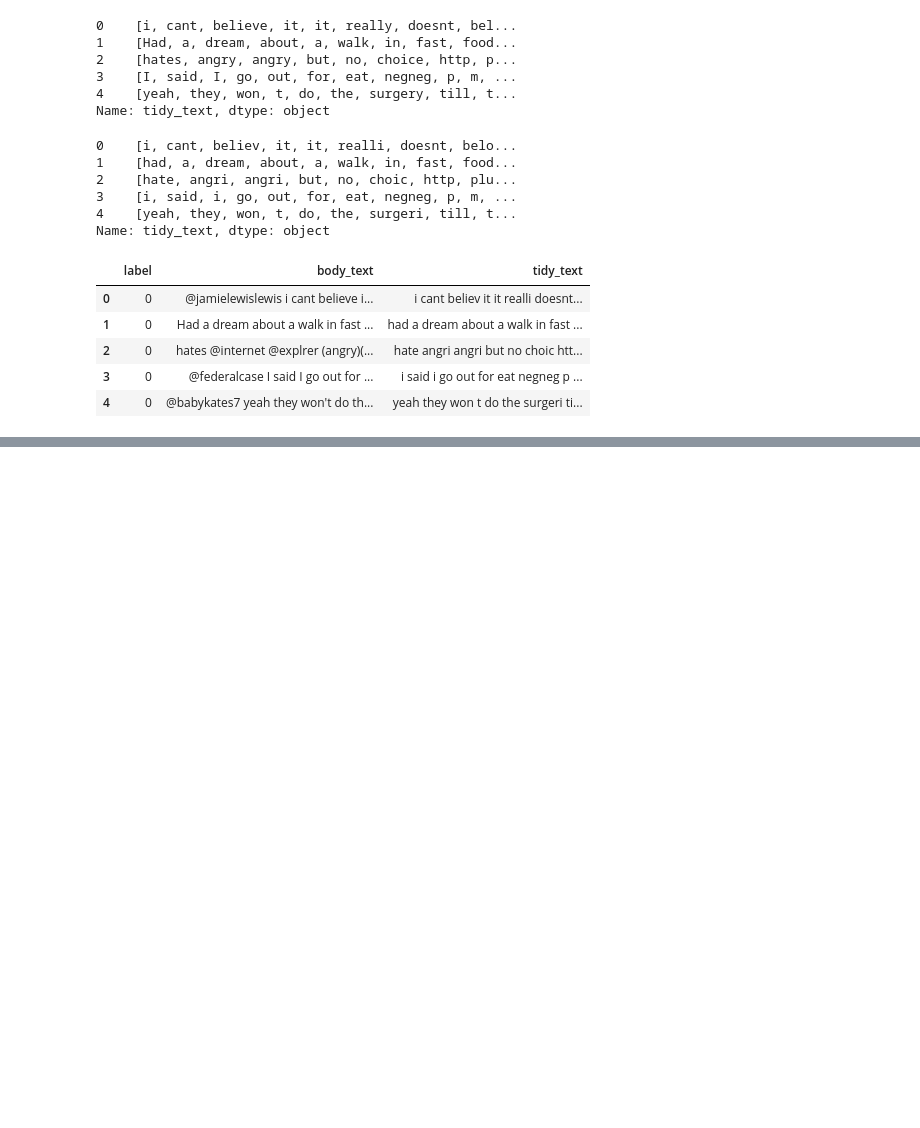
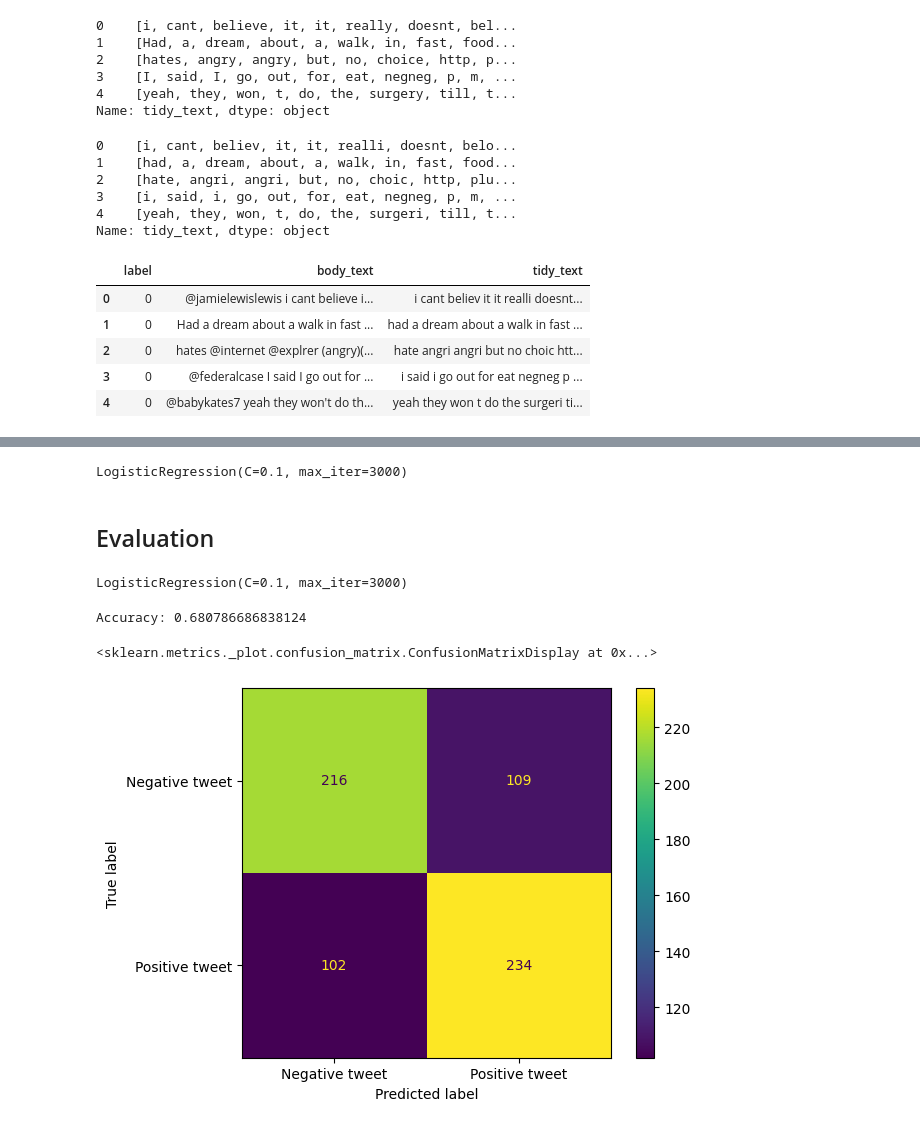
Before and after one commit to crisvarai/sentiment_analysis_deployment, a Jupyter notebook: Sentiment_Analysis_Implentation.ipynb, the cells around one changed output, grey strips where cells are left out. Saved outputs shown, nothing was run; the diff lists cells and outputs as text; code cells hidden in the pictures; blank space fills up the shorter version.

Commit message:
feature engineering, training, testing(cross-validation), fine-tuning, metrics

```diff
--- a/Sentiment_Analysis_Implentation.ipynb
+++ b/Sentiment_Analysis_Implentation.ipynb
@@ -138,0 +228,5 @@ data.head()
+# %%
+# C -> inverse reguralization strength
+param_grid = {'C': [0.001, 0.01, 0.1, 1, 10, 100]}
+grid = GridSearchCV(LogisticRegression(max_iter=3000), param_grid, cv=10)
+grid.fit(X_count_feat, data['label'])
@@ -138,0 +268,27 @@ data.head()
+# %%
+X_train, X_test, y_train, y_test = train_test_split(X_count_feat, data['label'], test_size=0.33, random_state=42)
+# %%
+lr_clf = LogisticRegression(C=0.1, max_iter=3000)
+lr_clf.fit(X_train, y_train)
+# %% [output]
+LogisticRegression(C=0.1, max_iter=3000)
+# %% [markdown]
+## Evaluation
+# %%
+lr_clf
+# %% [output]
+LogisticRegression(C=0.1, max_iter=3000)
+# %%
+y_pred = lr_clf.predict(X_test)
+# %%
+acc = accuracy_score(y_test, y_pred)
+print(f"Accuracy: {acc}")
+# %% [output]
+Accuracy: 0.680786686838124
+# %%
+cm = confusion_matrix(y_test, y_pred)
+disp = ConfusionMatrixDisplay(confusion_matrix=cm, display_labels=["Negative tweet", "Positive tweet"])
+disp.plot()
+# %% [output]
+<sklearn.metrics._plot.confusion_matrix.ConfusionMatrixDisplay at 0x...>
+[figure, added]
```
Also changed, not shown: parts of 23 cells of this notebook.
